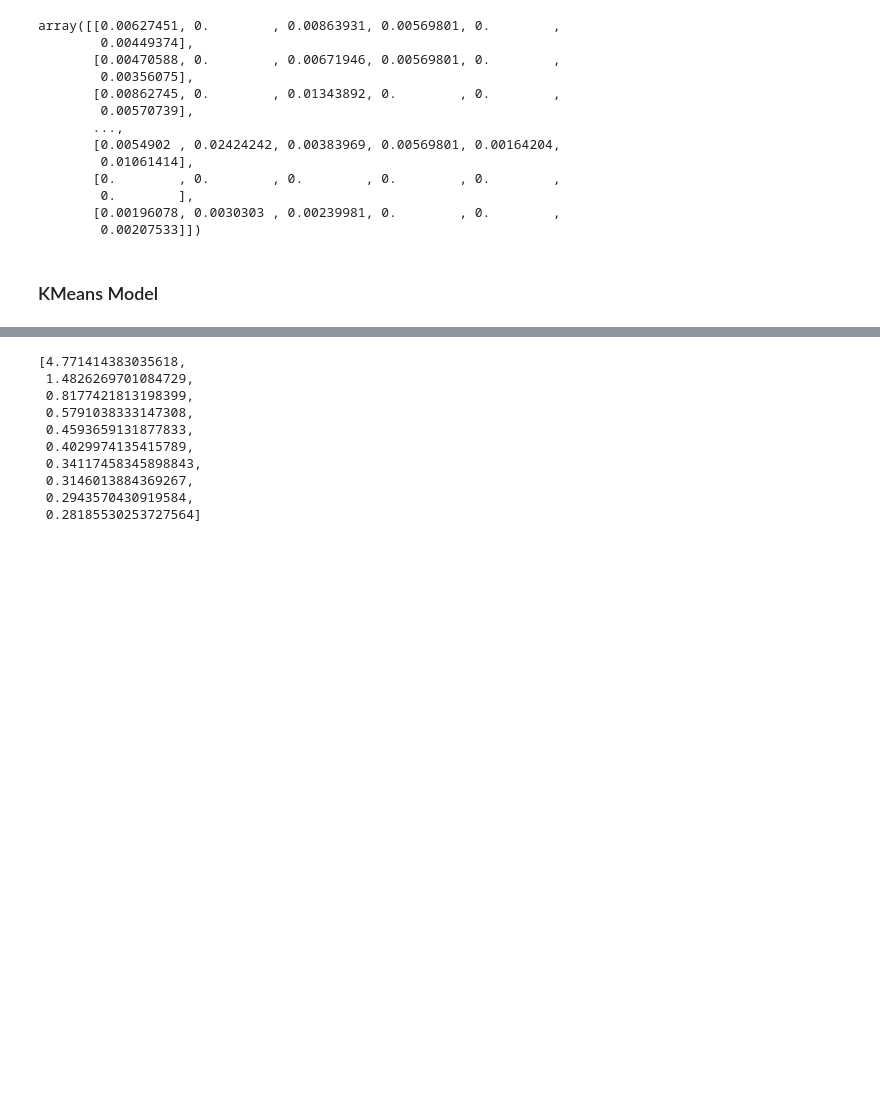
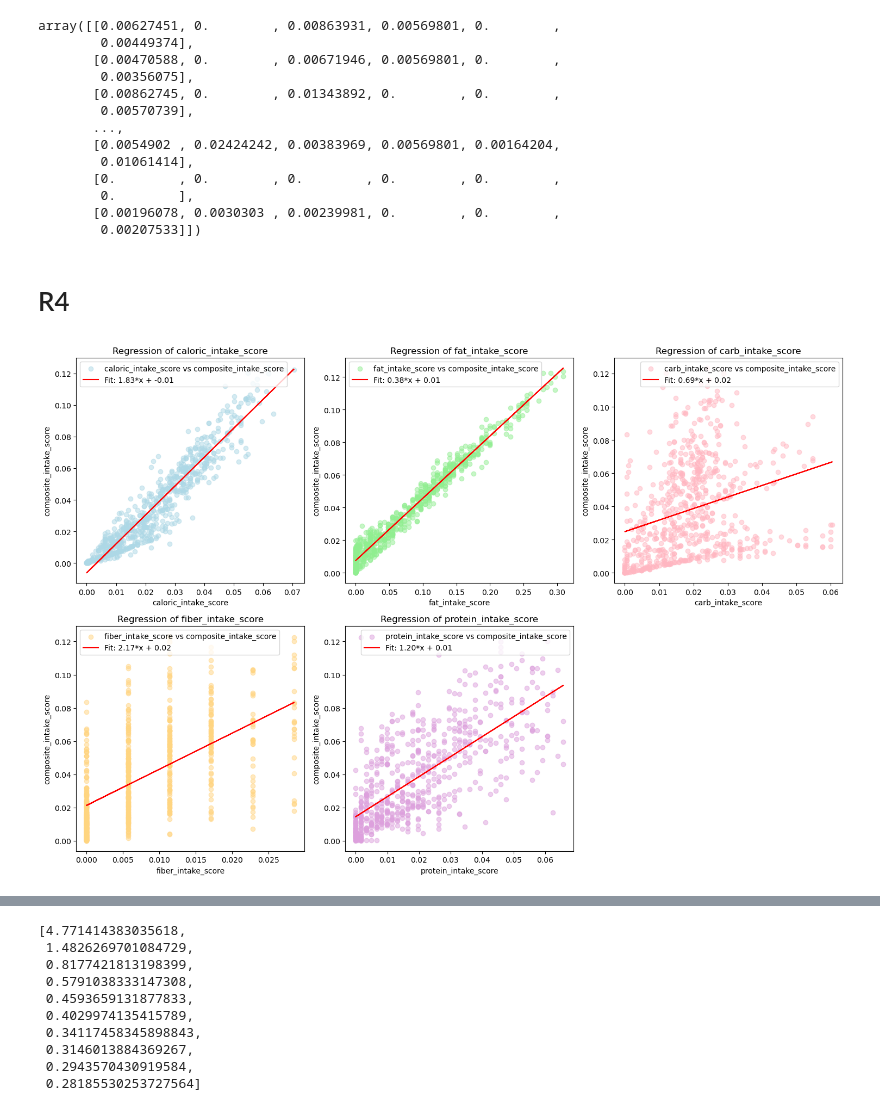
Before and after one commit to johnsonlarryl/csce_5310, a Jupyter notebook: fast_food_nutrition/notebooks/project_presentation.ipynb, the cells around one changed output, grey strips where cells are left out. Cells and saved outputs as stored; diff of their text form; code cells hidden in the pictures; blank space fills up the shorter version.

Commit message:
Completed regression lines and r coefficient analyses

```diff
--- a/fast_food_nutrition/notebooks/project_presentation.ipynb
+++ b/fast_food_nutrition/notebooks/project_presentation.ipynb
@@ -441,5 +477,19 @@ array([[0.00627451, 0.        , 0.00863931, 0.00569801, 0.        ,
         0.        ],
        [0.00196078, 0.0030303 , 0.00239981, 0.        , 0.        ,
         0.00207533]])
-# %% [markdown]
-### KMeans Model
+# %% [markdown]
+# R4
+# %%
+# Independent variables
+independent_vars = {"caloric_intake_score": "calories",
+                    "fat_intake_score": "fat",
+                    "carb_intake_score": "carbohydrates",
+                    "fiber_intake_score": "fiber",
+                    "protein_intake_score": "protein"}
+
+# Target variable
+target_var = 'composite_intake_score'
+# %%
+FastFoodNutritionVisualizer.generate_single_linear_regression(menu, independent_vars, target_var)
+# %% [output]
+[figure, added]
```
Also changed, not shown: parts of 9 cells of this notebook, 5 other files.
